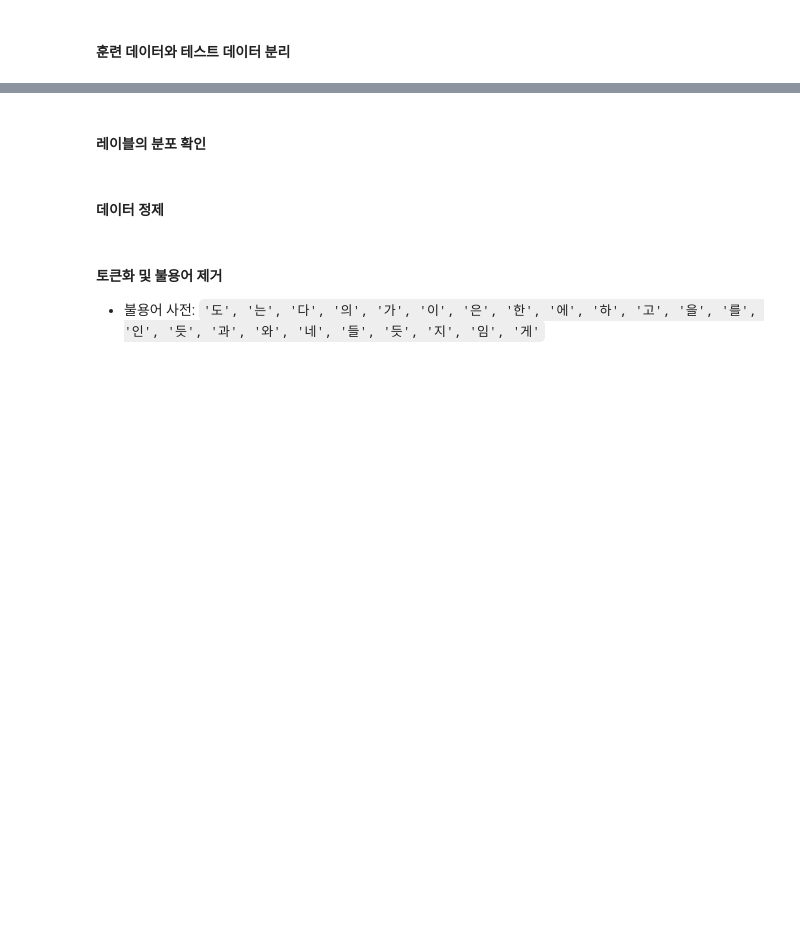
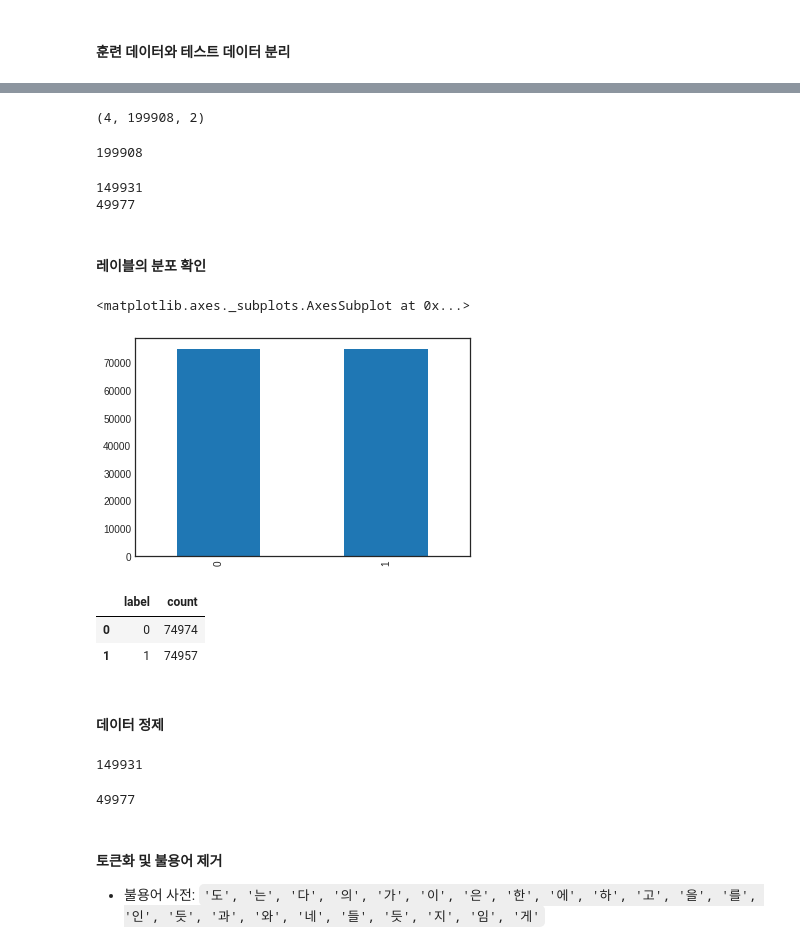
Before and after one commit to HoYoung1/NLPStudy, a Jupyter notebook: 10_감정_분석(Sentiment_Analysis).ipynb, the cells around one changed output, grey strips where cells are left out. Drawn from its saved outputs; the diff is of its cells as text; code cells hidden in the pictures; blank space fills up the shorter version.

```diff
--- a/10_감정_분석(Sentiment_Analysis).ipynb
+++ b/10_감정_분석(Sentiment_Analysis).ipynb
@@ -461,0 +468,3 @@ sentiment_predict('분위기가 어둡고 스토리가 복잡해요.')
+# %%
+total_data = pd.read_table('shopping.txt', names=['ratings', 'reviews'])
+print(len(total_data))
@@ -462,2 +487,5 @@ sentiment_predict('분위기가 어둡고 스토리가 복잡해요.')
 # %% [markdown]
 #### 훈련 데이터와 테스트 데이터 분리
+# %%
+total_data['label'] = np.select([total_data.ratings > 3], [1], default=0)
+total_data[:10]
@@ -464,7 +504,49 @@ sentiment_predict('분위기가 어둡고 스토리가 복잡해요.')
+# %%
+total_data['ratings'].nunique(), total_data['reviews'].nunique(), total_data['label'].nunique()
+# %% [output]
+(4, 199908, 2)
+# %%
+total_data.drop_duplicates(subset=['reviews'], inplace=True)
+print(len(total_data))
+# %% [output]
+199908
+# %%
+from sklearn.model_selection import train_test_split
+
+train_data, test_data = train_test_split(total_data, test_size=0.25, random_state=111)
+print(len(train_data))
+print(len(test_data))
+# %% [output]
+149931
+49977
 # %% [markdown]
 #### 레이블의 분포 확인
+# %%
+train_data['label'].value_counts().plot(kind='bar')
+# %% [output]
+<matplotlib.axes._subplots.AxesSubplot at 0x...>
+[figure, added]
+# %%
+train_data.groupby('label').size().reset_index(name='count')
+# %% [output]
+|  | label | count |
+| 0 | 0 | 74974 |
+| 1 | 1 | 74957 |
 # %% [markdown]
 #### 데이터 정제
+# %%
+train_data['reviews'] = train_data['reviews'].str.replace("[^ㄱ-ㅎㅏ-ㅣ가-힣]", "")
+train_data['reviews'].replace('', np.nan, inplace=True)
+print(len(train_data))
+# %% [output]
+149931
+# %%
+test_data.drop_duplicates(subset=['reviews'], inplace=True)
+test_data['reviews'] = test_data['reviews'].str.replace("[^ㄱ-ㅎㅏ-ㅣ가-힣]", "")
+test_data['reviews'].replace('', np.nan, inplace=True)
+print(len(test_data))
+# %% [output]
+49977
 # %% [markdown]
 #### 토큰화 및 불용어 제거
 
```
Also changed, not shown: parts of 35 cells of this notebook.
